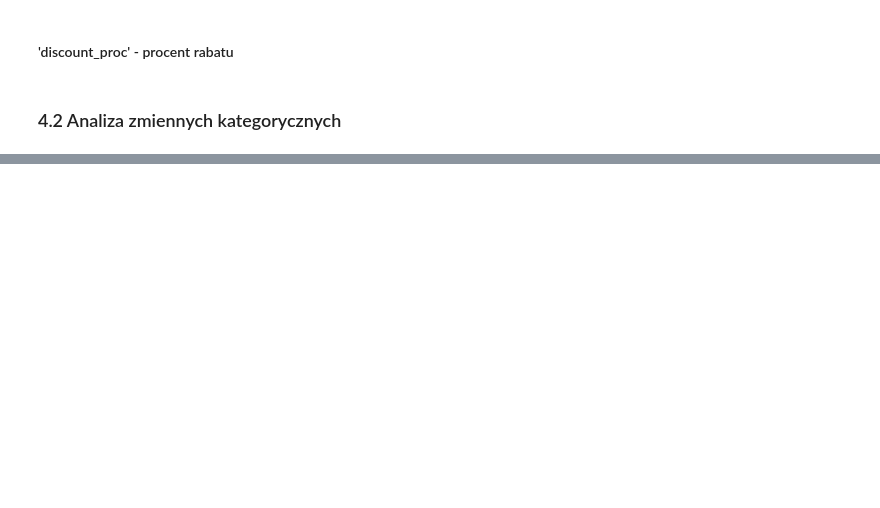
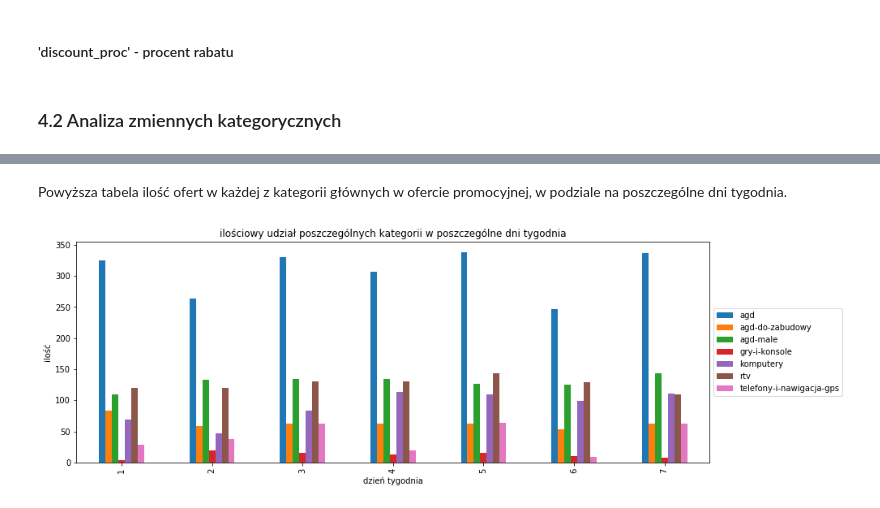
Before and after one commit to grzegorzpokorski/nocna-promocja-euro.com.pl, a Jupyter notebook: data_analysis.ipynb, the cells around one changed output, grey strips where cells are left out. Saved outputs shown, nothing was run; the diff lists cells and outputs as text; code cells hidden in the pictures; blank space fills up the shorter version.

Commit message:
analiza zmiennych kategorycznych - availability, parent_category

```diff
--- a/data_analysis.ipynb
+++ b/data_analysis.ipynb
@@ -381,0 +402,7 @@ plt.show()
+# %%
+parent_category_by_weekday = df.groupby(['weekday', 'parent_category']).agg(qty=('plu', 'count')).reset_index()
+parent_category_by_weekday = parent_category_by_weekday.merge(unique.offers_qty.reset_index(), on='weekday')
+parent_category_by_weekday['percent'] = round(parent_category_by_weekday.qty / parent_category_by_weekday.offers_qty * 100, 2)
+parent_category_by_weekday.drop('offers_qty', axis=1, inplace=True)
+# %%
+pivot = parent_category_by_weekday.pivot(index='weekday', columns='parent_category', values=['qty', 'percent'])
@@ -381,0 +437,12 @@ plt.show()
+# %% [markdown]
+<p>Powyższa tabela ilość ofert w każdej z kategorii głównych w ofercie promocyjnej, w podziale na  poszczególne dni tygodnia.</p>
+# %%
+labels = pivot['qty'].columns.tolist()
+pivot['qty'].plot(kind='bar', figsize=(14,5))
+plt.title('ilościowy udział poszczególnych kategorii w poszczególne dni tygodnia')
+plt.xlabel('dzień tygodnia')
+plt.ylabel('ilość')
+plt.legend(labels, loc='center left', bbox_to_anchor=(1, 0.5))
+plt.show()
+# %% [output]
+[figure, added]
```
Also changed, not shown: parts of 11 cells of this notebook.
